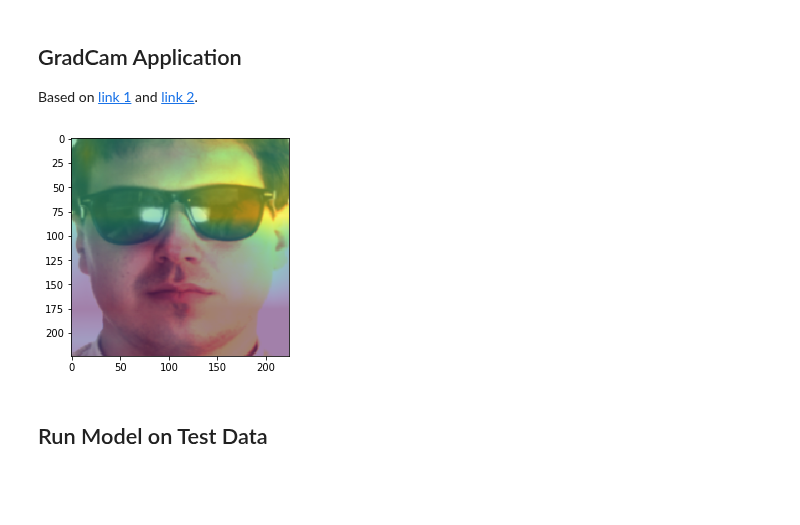
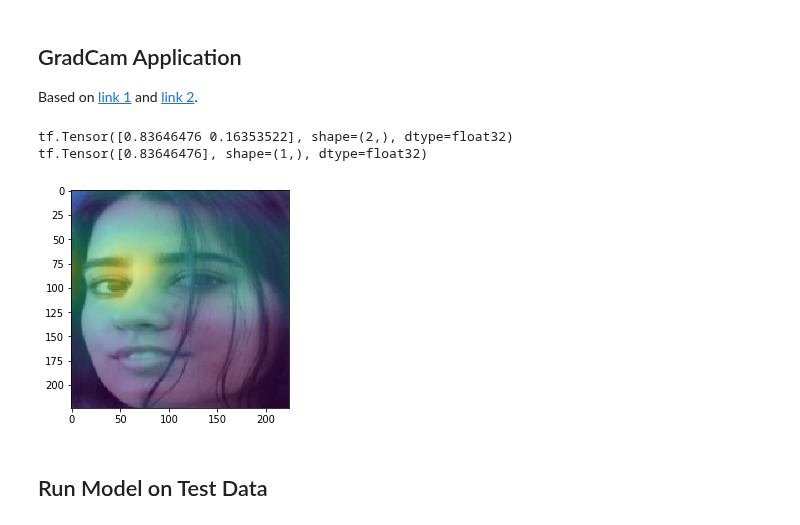
Before and after one commit to guilhermemg/icao_nets_training, a Jupyter notebook: notebooks/train_mobilenetv2.ipynb, the cells around one changed output. Cells and saved outputs as stored; diff of their text form; code cells hidden in the pictures; blank space fills up the shorter version.

```diff
--- a/notebooks/train_mobilenetv2.ipynb
+++ b/notebooks/train_mobilenetv2.ipynb
@@ -437,35 +437,37 @@ def calc_heatmap(img_name, width, height):
 
     # Get gradient of the winner class w.r.t. the output of the (last) conv. layer
     with tf.GradientTape() as gtape:
         conv_output, predictions = heatmap_model(img_tensor)
         loss = predictions[:, np.argmax(predictions[0])]
         grads = gtape.gradient(loss, conv_output)
         pooled_grads = K.mean(grads, axis=(0, 1, 2))
 
     # Channel-wise mean of resulting feature-map is the heatmap of class activation
     heatmap = tf.reduce_mean(tf.multiply(pooled_grads, conv_output), axis=-1)
     heatmap = np.maximum(heatmap, 0)
     max_heat = np.max(heatmap)
     if max_heat == 0:
         max_heat = 1e-10
     heatmap /= max_heat
 
     # Render heatmap via pyplot
     # plt.imshow(heatmap[0])
     # plt.show()
 
     upsample = resize(heatmap[0], (width,height), preserve_range=True)
     return upsample
 
-im = test_df.sample(1, random_state=4)['img_name'].values[0]
+im = tmp_df.img_name.values[3]
 w,h = 224,224
 heatmap = calc_heatmap(im, w, h)
 
 plt.imshow(load_img(im, target_size=(w,h)))
 plt.imshow(heatmap, alpha=0.5)
 plt.show()
 # %% [output]
+tf.Tensor([0.83646476 0.16353522], shape=(2,), dtype=float32)
+tf.Tensor([0.83646476], shape=(1,), dtype=float32)
-[figure, old version]
+[figure, new version]
 # %% [markdown]
 ## Run Model on Test Data
 # %%
```
Also changed, not shown: parts of 1 cell of this notebook.
